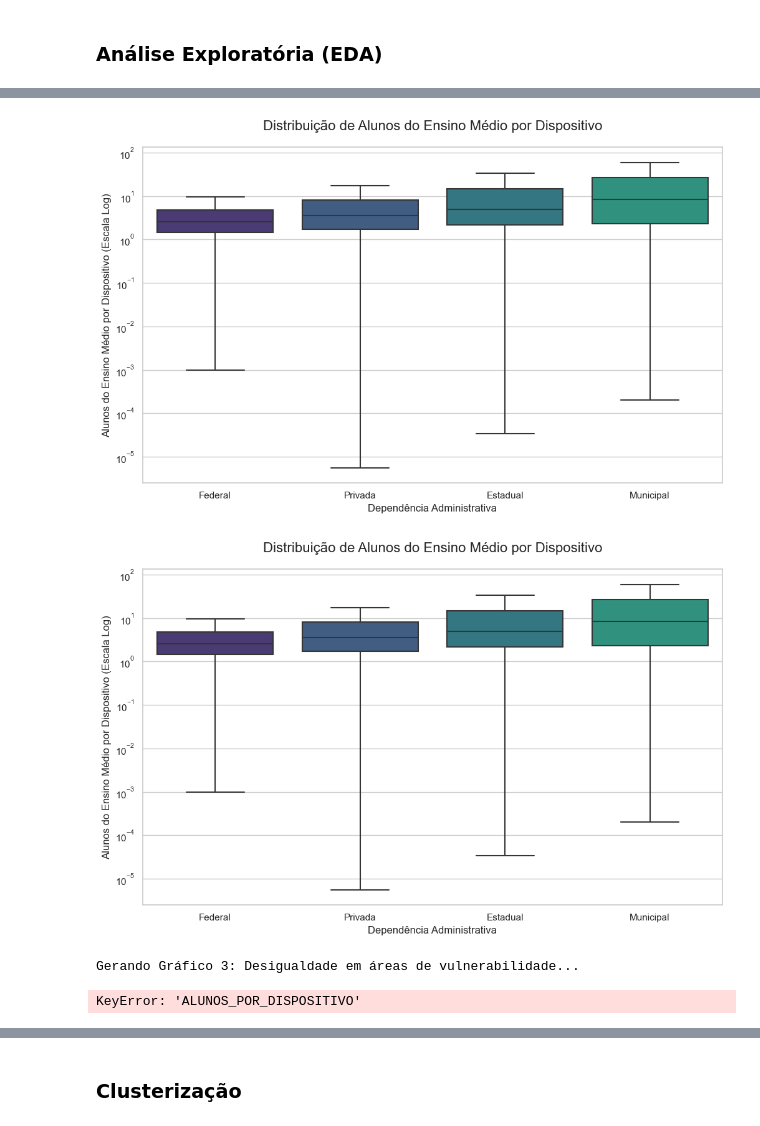
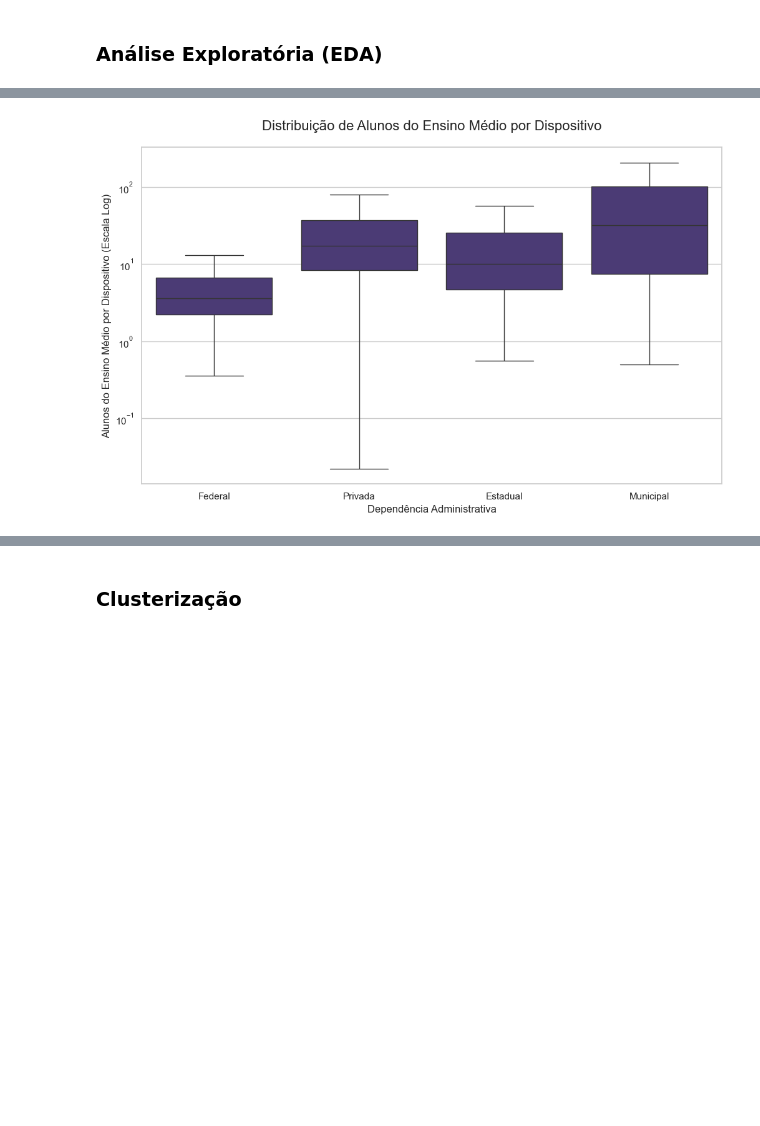
Before and after one commit to laysfreitas/TJGO_CienciaDeDados, a Jupyter notebook: Análise de Dados/Trabalho_Final/trabalho_final.ipynb, the cells around one changed output, grey strips where cells are left out. Cells and saved outputs as stored; diff of their text form; code cells hidden in the pictures; blank space fills up the shorter version.

```diff
--- a/Análise de Dados/Trabalho_Final/trabalho_final.ipynb
+++ b/Análise de Dados/Trabalho_Final/trabalho_final.ipynb
@@ -76,0 +90,17 @@ df_tratado['QT_TABLET_ALUNO'] = df_tratado['QT_TABLET_ALUNO'].replace(88888.0, n
+# %%
+# Cálculo da matrícula ponderada matriculas de ensino medio dividido pelo restante do ensino básico
+df_ensino_medio['MATRICULA_PONDERADA'] = (df_ensino_medio['QT_MAT_MED'] * peso_em) + \
+                                        (df_ensino_medio['QT_MAT_BAS_MENOS_EM'] * peso_fund)
+
+# Cálculo do total de dispositivos
+df_ensino_medio['QT_TOTAL_DISPOSITIVOS'] = df_ensino_medio['QT_DESKTOP_ALUNO'] + df_ensino_medio['QT_COMP_PORTATIL_ALUNO'] + df_ensino_medio['QT_TABLET_ALUNO']
+
+# Substitui valores zero por NaN para evitar divisão por zero
+dispositivos = df_ensino_medio['QT_TOTAL_DISPOSITIVOS'].replace(0, np.nan)
+df_ensino_medio['INDICE_PONDERADO_ALUNO_DISP'] = df_ensino_medio['MATRICULA_PONDERADA'] / dispositivos
+
+# Se a matrícula ponderada for 0, o resultado deve ser 0, não NaN
+df_ensino_medio.loc[df_ensino_medio['MATRICULA_PONDERADA'] == 0, 'INDICE_PONDERADO_ALUNO_DISP'] = 0
+
+# Preenche os casos de divisão por zero (dispositivos=0 mas alunos>0) com infinito
+df_ensino_medio['INDICE_PONDERADO_ALUNO_DISP'].fillna(np.inf, inplace=True)
@@ -138,60 +171,28 @@ plt.show()
 # %%
-df_plot_dep_em = df_ensino_medio[df_ensino_medio['ALUNOS_MEDIO_POR_DISPOSITIVO'] != np.inf].copy()
+
+ordem_completa = ['Federal', 'Privada', 'Estadual', 'Municipal']
+
+df_plot_dep_em = df_ensino_medio[df_ensino_medio['INDICE_PONDERADO_ALUNO_DISP'] != np.inf].copy()
+
+categorias_presentes = df_plot_dep_em['TP_DEPENDENCIA'].unique()
+ordem_segura = [cat for cat in ordem_completa if cat in categorias_presentes]
 
 plt.figure()
-
 sns.boxplot(
     data=df_plot_dep_em,
-    x='TP_DEPENDENCIA_NOME',
-    y='ALUNOS_MEDIO_POR_DISPOSITIVO', # <-- CORREÇÃO AQUI
+    x='TP_DEPENDENCIA',
+    y='INDICE_PONDERADO_ALUNO_DISP',
     showfliers=False,
-    order=['Federal', 'Privada', 'Estadual', 'Municipal']
+    order=ordem_segura
 )
 
 plt.title('Distribuição de Alunos do Ensino Médio por Dispositivo', fontsize=16, pad=20)
 plt.xlabel('Dependência Administrativa')
 plt.ylabel('Alunos do Ensino Médio por Dispositivo (Escala Log)')
 plt.yscale('log')
 plt.show()
-
-df_plot_dep_em = df_ensino_medio[df_ensino_medio['ALUNOS_MEDIO_POR_DISPOSITIVO'] != np.inf].copy()
-
-plt.figure()
-
-sns.boxplot(
-    data=df_plot_dep_em,
-    x='TP_DEPENDENCIA_NOME',
-    y='ALUNOS_MEDIO_POR_DISPOSITIVO',
-    showfliers=False,
-    order=['Federal', 'Privada', 'Estadual', 'Municipal']
-)
-
-plt.title('Distribuição de Alunos do Ensino Médio por Dispositivo', fontsize=16, pad=20)
-plt.xlabel('Dependência Administrativa')
-plt.ylabel('Alunos do Ensino Médio por Dispositivo (Escala Log)')
-plt.yscale('log')
-plt.show()
 # %% [output]
-[figure, old version]
+[figure, new version]
-[figure, removed]
-# %%
-# Gráfico 3: Desigualdade por Localização Diferenciada (Equidade)
-print("Gerando Gráfico 3: Desigualdade em áreas de vulnerabilidade...")
-df_loc_dif = df_tratado[df_tratado['TP_LOCALIZACAO_DIFERENCIADA'] > 0].copy()
-df_loc_dif['TP_LOC_DIF_NOME'] = df_loc_dif['TP_LOCALIZACAO_DIFERENCIADA'].map({1: 'Assentamento', 2: 'Terra Indígena', 3: 'Quilombo'})
-
-# Tratando valores infinitos para o cálculo da média
-df_loc_dif_plot = df_loc_dif[df_loc_dif['ALUNOS_POR_DISPOSITIVO'] != np.inf]
-
-plt.figure()
-sns.barplot(data=df_loc_dif_plot, x='TP_LOC_DIF_NOME', y='ALUNOS_POR_DISPOSITIVO', estimator=np.mean)
-plt.title('Média de Alunos por Dispositivo em Áreas de Vulnerabilidade', fontsize=16, pad=20)
-plt.xlabel('Tipo de Localização Diferenciada')
-plt.ylabel('Média de Alunos por Dispositivo')
-plt.show()
-# %% [output]
-Gerando Gráfico 3: Desigualdade em áreas de vulnerabilidade...
-KeyError: 'ALUNOS_POR_DISPOSITIVO'
 # %%
 # --- Análise por Unidade Federativa (UF) ---
 
```
Also changed, not shown: parts of 27 cells of this notebook, 7 other files.
